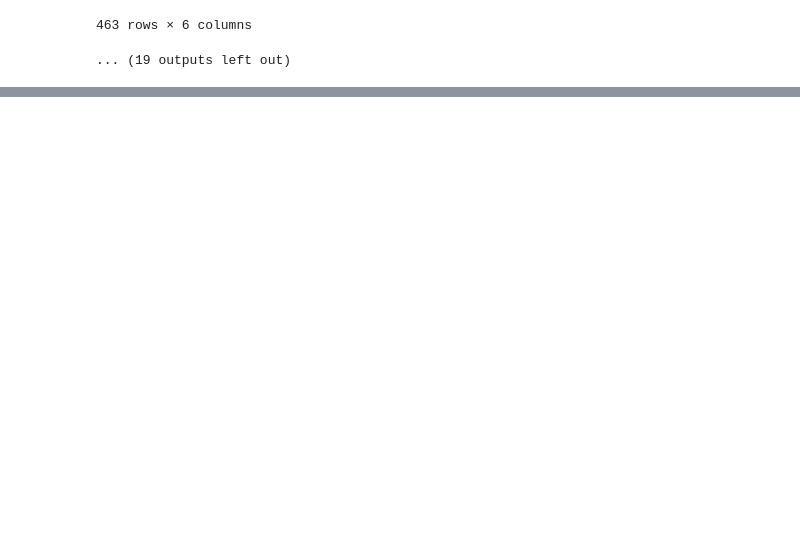
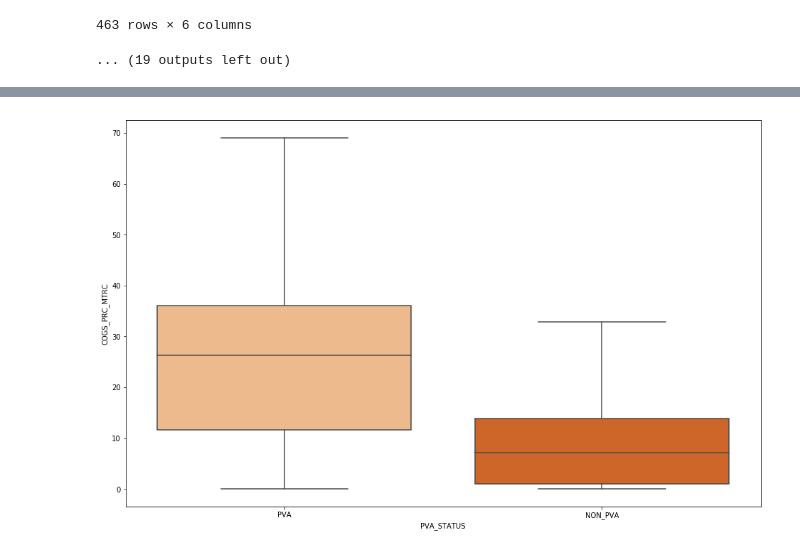
Before and after one commit to SupChanda/AIS-Pharmacy-Dataset, a Jupyter notebook: Which drug families appear to be purchased outside the PVA most often.ipynb, the cells around one changed output, grey strips where cells are left out. Drawn from its saved outputs; the diff is of its cells as text; code cells hidden in the pictures; blank space fills up the shorter version.

```diff
--- a/Which drug families appear to be purchased outside the PVA most often.ipynb
+++ b/Which drug families appear to be purchased outside the PVA most often.ipynb
@@ -415,0 +538,16 @@ for key,value in df.groupby('NDC_DESC'):
+# %%
+DT_PVA_Overall_PVA = overallDT[(overallDT['1st_Week_PVA_Status'] == 'PVA') & (overallDT['2nd_Week_PVA_Status'] == 'PVA') & (overallDT['3rd_Week_PVA_Status'] == 'PVA') & (overallDT['4th_Week_PVA_Status'] == 'PVA')]
+DT_PVA_Overall_PVA = DT_PVA_Overall_PVA.take([3,4],axis=1)
+DT_PVA_Overall_PVA.rename(columns={'4th_Week_PVA_Status':'PVA_STATUS'},inplace=True)
+DT_PVA_Overall_PVA
+DT_PVA_Overall_NON_PVA = overallDT[(overallDT['1st_Week_PVA_Status'] != 'PVA') | (overallDT['2nd_Week_PVA_Status'] != 'PVA') | (overallDT['3rd_Week_PVA_Status'] != 'PVA') | (overallDT['4th_Week_PVA_Status'] != 'PVA')]
+DT_PVA_Overall_NON_PVA = DT_PVA_Overall_NON_PVA.take([3,4],axis=1)
+DT_PVA_Overall_NON_PVA.rename(columns={'4th_Week_PVA_Status':'PVA_STATUS'},inplace=True)
+DT_PVA_Overall_NON_PVA
+DT_FINAL = pd.concat([DT_PVA_Overall_PVA,DT_PVA_Overall_NON_PVA],axis=0)
+DT_FINAL
+plt.figure(figsize=(16,10))
+sns.boxplot(x=DT_FINAL['PVA_STATUS'],y=DT_FINAL['COGS_PRC_MTRC'],palette='Oranges',showfliers=False)
+plt.show()
+# %% [output]
+[figure, added]
```
Also changed, not shown: parts of 7 cells of this notebook.
